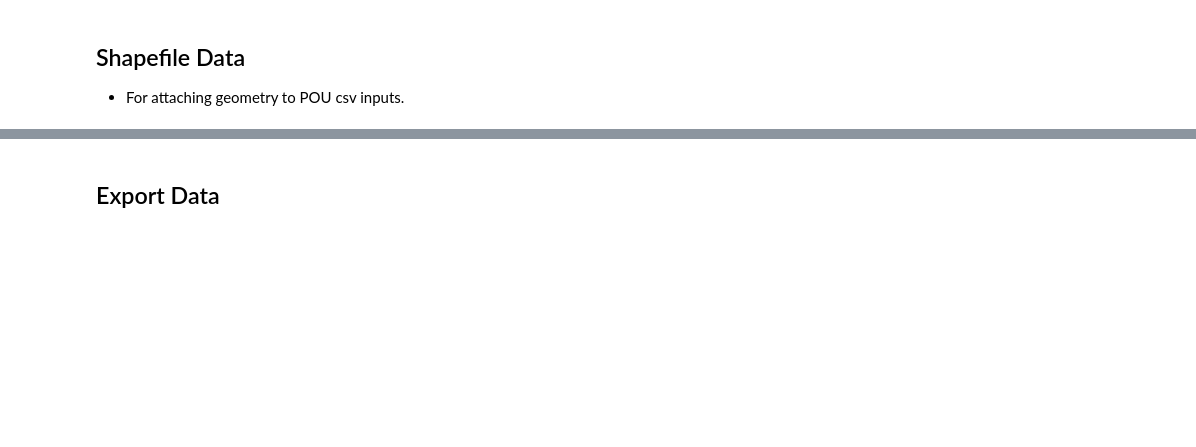
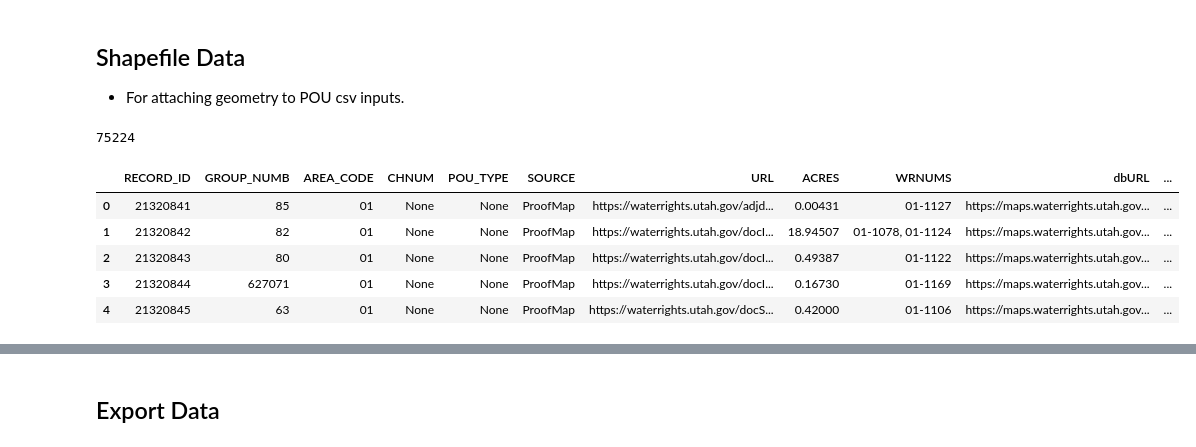
Before and after one commit to WSWCWaterDataExchange/MappingStatesDataToWaDE2.0, a Jupyter notebook: Utah/WaterAllocation/1_UTwr_PreProcessAllocationData.ipynb, the cells around one changed output, grey strips where cells are left out. Drawn from its saved outputs; the diff is of its cells as text; code cells hidden in the pictures; blank space fills up the shorter version.

```diff
--- a/Utah/WaterAllocation/1_UTwr_PreProcessAllocationData.ipynb
+++ b/Utah/WaterAllocation/1_UTwr_PreProcessAllocationData.ipynb
@@ -536,9 +650,17 @@ outdf['in_WaterSourceNativeID'].unique()
 # %%
 # PoU Shapefile Data
 # Shapefile input
 dfPoUshapetemp = gpd.read_file('Utah_Place_of_Use_Irrigation/Utah_Place_of_Use_Irrigation.shp')
 print(len(dfPoUshapetemp))
-dfPoUshapetemp.head(1)
+dfPoUshapetemp.head()
+# %% [output]
+75224
+|  | RECORD_ID | GROUP_NUMB | AREA_CODE | CHNUM | POU_TYPE | SOURCE | URL | ACRES | WRNUMS | dbURL | ... |
+| 0 | 21320841 | 85 | 01 | None | None | ProofMap | https://waterrights.utah.gov/adjd... | 0.00431 | 01-1127 | https://maps.waterrights.utah.gov... | ... |
+| 1 | 21320842 | 82 | 01 | None | None | ProofMap | https://waterrights.utah.gov/docI... | 18.94507 | 01-1078, 01-1124 | https://maps.waterrights.utah.gov... | ... |
+| 2 | 21320843 | 80 | 01 | None | None | ProofMap | https://waterrights.utah.gov/docI... | 0.49387 | 01-1122 | https://maps.waterrights.utah.gov... | ... |
+| 3 | 21320844 | 627071 | 01 | None | None | ProofMap | https://waterrights.utah.gov/docI... | 0.16730 | 01-1169 | https://maps.waterrights.utah.gov... | ... |
+| 4 | 21320845 | 63 | 01 | None | None | ProofMap | https://waterrights.utah.gov/docS... | 0.42000 | 01-1106 | https://maps.waterrights.utah.gov... | ... |
 # %%
 columnsList = ['in_SiteNativeID', 'geometry']
 dfPoUshape = pd.DataFrame(columns=columnsList)
```
Also changed, not shown: parts of 26 cells of this notebook, 2 other files.
